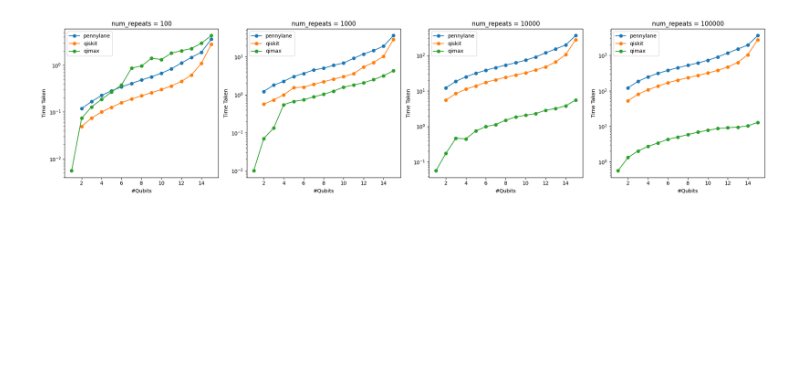
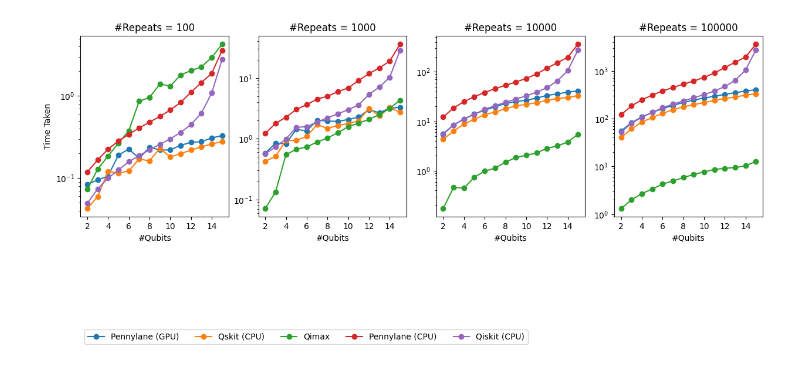
Before and after one commit to NAIST-Archlab/qimax-soft, a Jupyter notebook: plot_time_taken.ipynb, the cells around one changed output. Cells and saved outputs as stored; diff of their text form; code cells hidden in the pictures; blank space fills up the shorter version.

```diff
--- a/plot_time_taken.ipynb
+++ b/plot_time_taken.ipynb
@@ -1,32 +1,36 @@
 # %%
 import matplotlib.pyplot as plt
 import numpy as np
 import pandas as pd
 
 # Read the CSV files
-pennylane = pd.read_csv('time_num_layers2_xyzcx_pennylane.csv')
-qiskit = pd.read_csv('time_num_layers2_xyzcx_qiskit.csv')
-qimax = pd.read_csv('time_num_layers2_xyzcx_qimax.csv')
-
+pennylane = pd.read_csv('./data/qml_rtx4090/time_num_layers2_xyzcx_pennylane_gpu.csv')
+qiskit = pd.read_csv('./data/qml_rtx4090/time_num_layers2_xyzcx_qiskit_gpu.csv')
+qimax = pd.read_csv('./data/qml_rtx4090/time_num_layers2_xyzcx_qimax.csv')
+pennylane_cpu = pd.read_csv('./data/qml_cpu/time_num_layers2_xyzcx_pennylane_cpu.csv')
+qiskit_cpu = pd.read_csv('./data/qml_cpu/time_num_layers2_xyzcx_qiskit_cpu.csv')
 # Define the unique num_repeats values for subplots
 num_repeats_values = [100, 1000, 10000, 100000]
 
 # Create subplots
-fig, axes = plt.subplots(1, len(num_repeats_values), figsize=(20, 5))
+fig, axes = plt.subplots(1, len(num_repeats_values), figsize=(15, 4))
 
 # Plot data from each file
 for i, num_repeats in enumerate(num_repeats_values):
-	ax = axes[i]
-	for file, label in zip([pennylane, qiskit, qimax], ['pennylane', 'qiskit', 'qimax']):
-		subset = file[file['num_repeats'] == num_repeats]
-		ax.plot(subset['num_qubits'], subset['time_taken'], marker='o', linestyle='-', label=label)
-	ax.set_title(f'num_repeats = {num_repeats}')
-	ax.set_xlabel('#Qubits')
-	ax.set_ylabel('Time Taken')
-	ax.set_yscale('log')
-	ax.legend()
+    ax = axes[i]
+    for file, label in zip([pennylane, qiskit, qimax, pennylane_cpu, qiskit_cpu],
+                           ['Pennylane (GPU)', 'Qskit (CPU)', 'Qimax (GPU)', 'Pennylane (CPU)', 'Qiskit (CPU)']):
+        subset = file[file['num_repeats'] == num_repeats]
+        ax.plot(subset['num_qubits'], subset['time_taken'], marker='o', linestyle='-', label=label)
+    ax.set_title(f'#Repeats = {num_repeats}')
+    ax.set_xlabel('#Qubits')
+    if i == 0:
+        ax.set_ylabel('Time Taken')
+        ax.legend(loc='upper left', ncol = 5, bbox_to_anchor=(0, -0.6))
+    ax.set_yscale('log')
+    ax.set_xticks(range(2, 16, 2))
 
 plt.tight_layout()
 plt.show()
 # %% [output]
-[figure, old version]
+[figure, new version]
```
Also changed, not shown: 19 other files.
